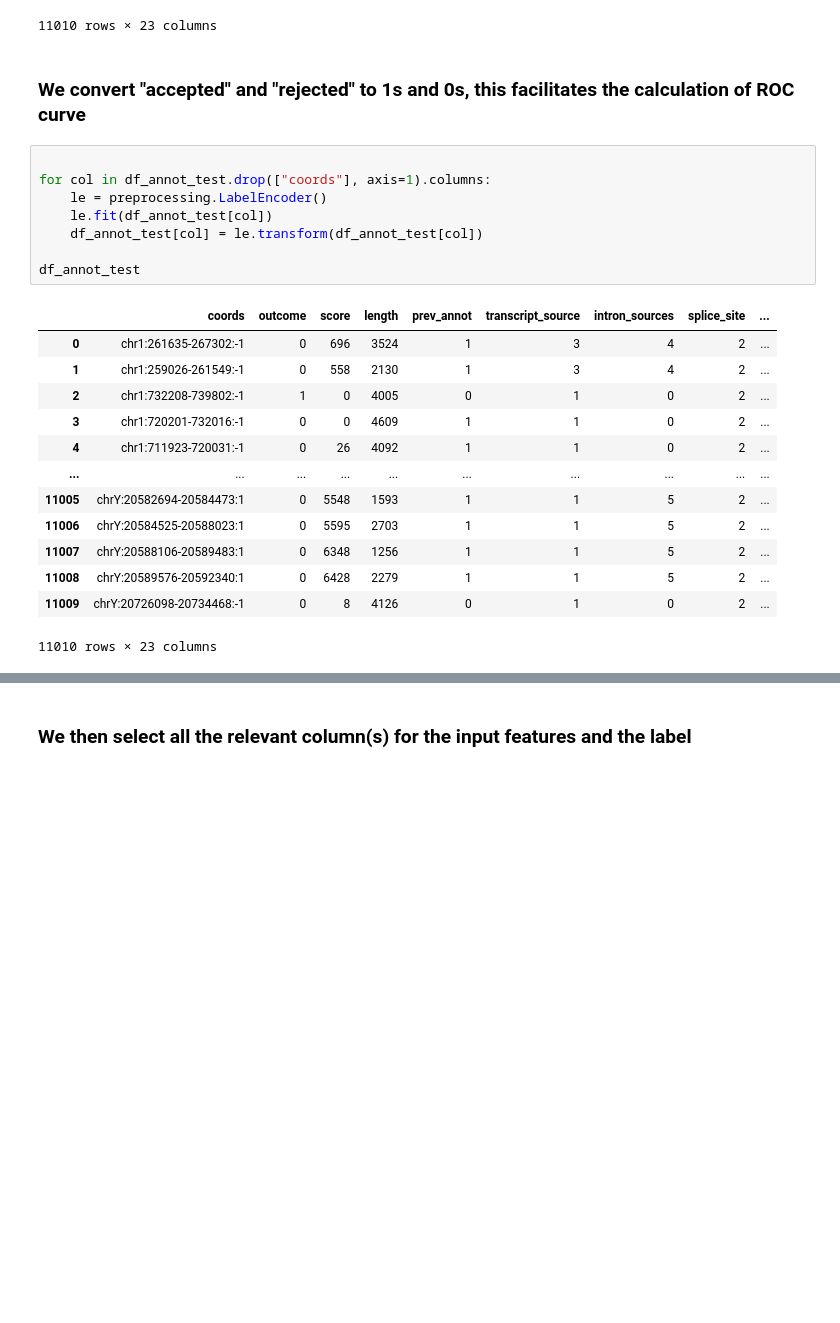
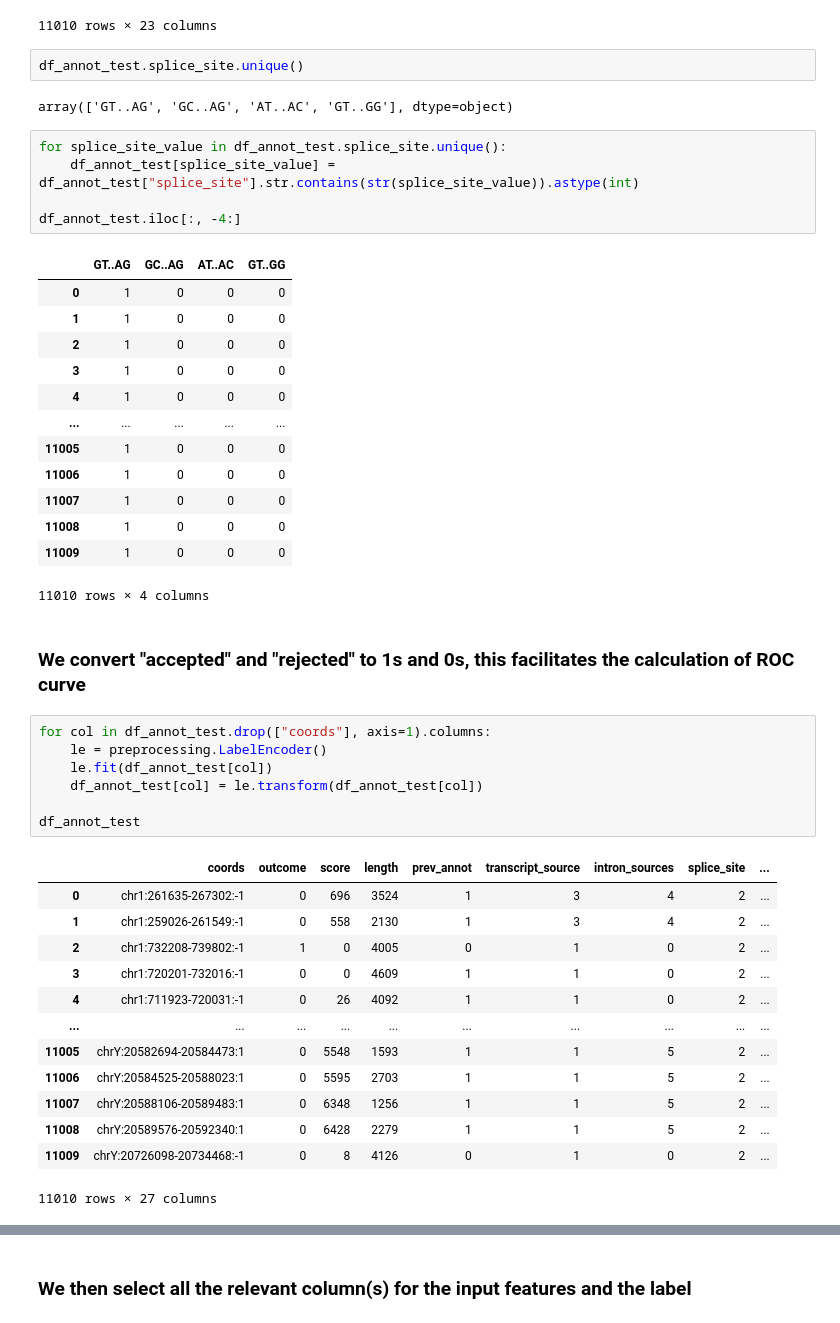
Before and after one commit to Jay-1853/GSoC_ML_gene_annot, a Jupyter notebook: preliminary analysis.ipynb, the cells around one changed output, grey strips where cells are left out. Drawn from its saved outputs; the diff is of its cells as text; blank space fills up the shorter version.

```diff
--- a/preliminary analysis.ipynb
+++ b/preliminary analysis.ipynb
@@ -40,10 +52,32 @@ df_annot_test
 | 11008 | chrY:20589576-20592340:1 | accepted | 468983 | 2765 | yes | PacBio Capture-seq | SLR,CLS,RAC | GT..AG | ... |
 | 11009 | chrY:20726098-20734468:-1 | accepted | 9 | 8371 | no | PacBio Capture-seq | CLS | GT..AG | ... |
 11010 rows × 23 columns
+# %%
+df_annot_test.splice_site.unique()
+# %% [output]
+array(['GT..AG', 'GC..AG', 'AT..AC', 'GT..GG'], dtype=object)
+# %%
+for splice_site_value in df_annot_test.splice_site.unique():
+    df_annot_test[splice_site_value] = df_annot_test["splice_site"].str.contains(str(splice_site_value)).astype(int)
+
+df_annot_test.iloc[:, -4:]
+# %% [output]
+|  | GT..AG | GC..AG | AT..AC | GT..GG |
+| 0 | 1 | 0 | 0 | 0 |
+| 1 | 1 | 0 | 0 | 0 |
+| 2 | 1 | 0 | 0 | 0 |
+| 3 | 1 | 0 | 0 | 0 |
+| 4 | 1 | 0 | 0 | 0 |
+| ... | ... | ... | ... | ... |
+| 11005 | 1 | 0 | 0 | 0 |
+| 11006 | 1 | 0 | 0 | 0 |
+| 11007 | 1 | 0 | 0 | 0 |
+| 11008 | 1 | 0 | 0 | 0 |
+| 11009 | 1 | 0 | 0 | 0 |
+11010 rows × 4 columns
 # %% [markdown]
 ### We convert "accepted" and "rejected" to 1s and 0s, this facilitates the calculation of ROC curve
 # %%
-
 for col in df_annot_test.drop(["coords"], axis=1).columns:
     le = preprocessing.LabelEncoder()
     le.fit(df_annot_test[col])
@@ -63,4 +97,4 @@ df_annot_test
 | 11007 | chrY:20588106-20589483:1 | 0 | 6348 | 1256 | 1 | 1 | 5 | 2 | ... |
 | 11008 | chrY:20589576-20592340:1 | 0 | 6428 | 2279 | 1 | 1 | 5 | 2 | ... |
 | 11009 | chrY:20726098-20734468:-1 | 0 | 8 | 4126 | 0 | 1 | 0 | 2 | ... |
-11010 rows × 23 columns
+11010 rows × 27 columns
```
Also changed, not shown: parts of 22 cells of this notebook.
